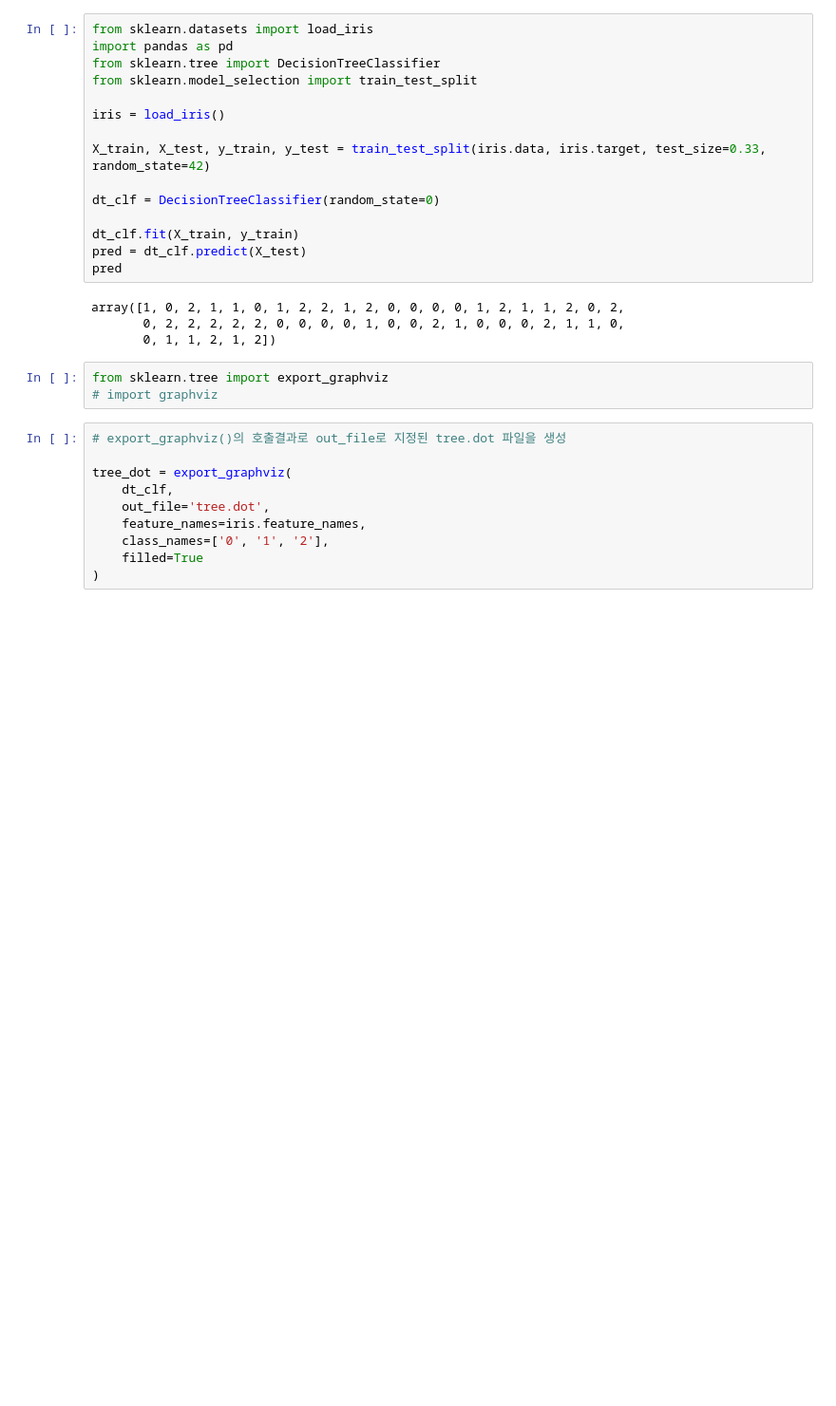
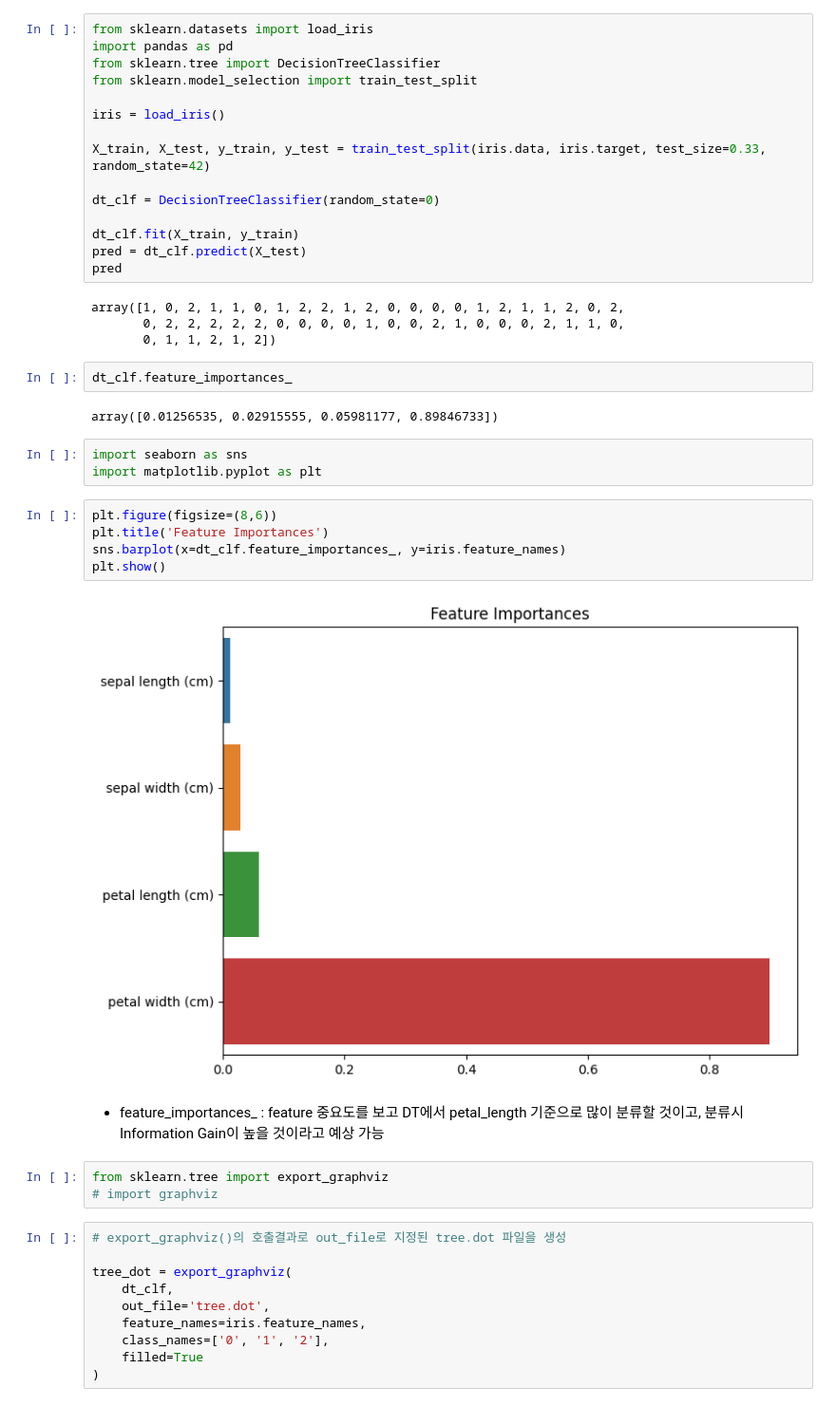
Before and after one commit to ZiNoBae/ML_ubion, a Jupyter notebook: 230511/04_decisiontree.ipynb, the cells around one changed output. Shown: that part at 95% size. Drawn from its saved outputs; the diff is of its cells as text; blank space fills up the shorter version.

```diff
--- a/230511/04_decisiontree.ipynb
+++ b/230511/04_decisiontree.ipynb
@@ -17,6 +17,22 @@ pred
 array([1, 0, 2, 1, 1, 0, 1, 2, 2, 1, 2, 0, 0, 0, 0, 1, 2, 1, 1, 2, 0, 2,
        0, 2, 2, 2, 2, 2, 0, 0, 0, 0, 1, 0, 0, 2, 1, 0, 0, 0, 2, 1, 1, 0,
        0, 1, 1, 2, 1, 2])
+# %%
+dt_clf.feature_importances_
+# %% [output]
+array([0.01256535, 0.02915555, 0.05981177, 0.89846733])
+# %%
+import seaborn as sns
+import matplotlib.pyplot as plt
+# %%
+plt.figure(figsize=(8,6))
+plt.title('Feature Importances')
+sns.barplot(x=dt_clf.feature_importances_, y=iris.feature_names)
+plt.show()
+# %% [output]
+[figure, added]
+# %% [markdown]
+- feature_importances_ : feature 중요도를 보고 DT에서 petal_length 기준으로 많이 분류할 것이고, 분류시 Information Gain이 높을 것이라고 예상 가능
 # %%
 from sklearn.tree import export_graphviz
 # import graphviz
```
Also changed, not shown: parts of 9 cells of this notebook, 32 other files.
